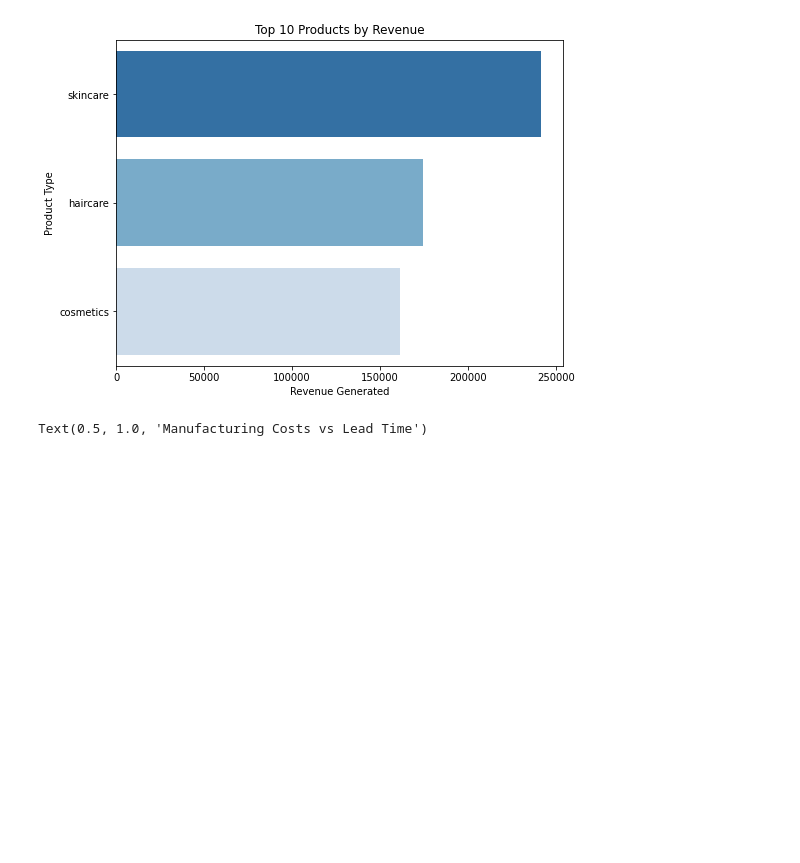
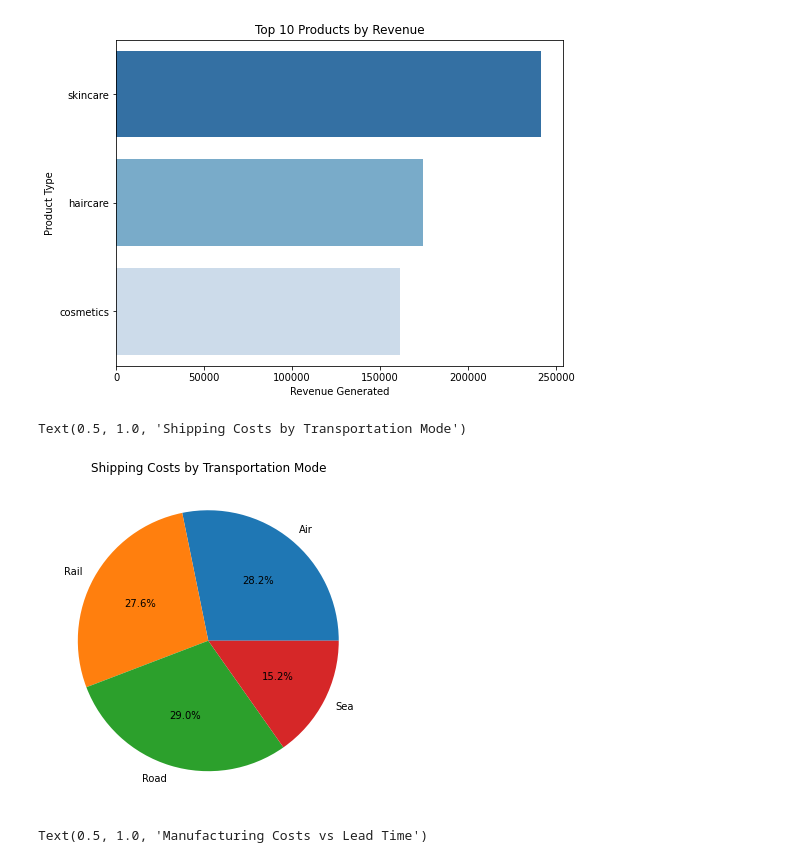
Before and after one commit to Manisha032/Supply-chain-Analysis, a Jupyter notebook: Analysis/EDA.ipynb, the cells around one changed output. Cells and saved outputs as stored; diff of their text form; code cells hidden in the pictures; blank space fills up the shorter version.

```diff
--- a/Analysis/EDA.ipynb
+++ b/Analysis/EDA.ipynb
@@ -261,6 +261,17 @@ plt.title('Top 10 Products by Revenue')
 # %% [output]
 Text(0.5, 1.0, 'Top 10 Products by Revenue')
 [figure]
+# %%
+# group the data by transportation modes and calculate the total shipping costs for each mode
+transportation_costs = df.groupby('Transportation modes')['Shipping costs'].sum()
+
+# plot a pie chart of the shipping costs by transportation mode
+plt.figure(figsize=(8,6))
+plt.pie(transportation_costs, labels=transportation_costs.index, autopct='%1.1f%%')
+plt.title('Shipping Costs by Transportation Mode')
+# %% [output]
+Text(0.5, 1.0, 'Shipping Costs by Transportation Mode')
+[figure, added]
 # %%
 # plot a scatter plot of manufacturing costs and lead times
 plt.figure(figsize=(8,6))
```
